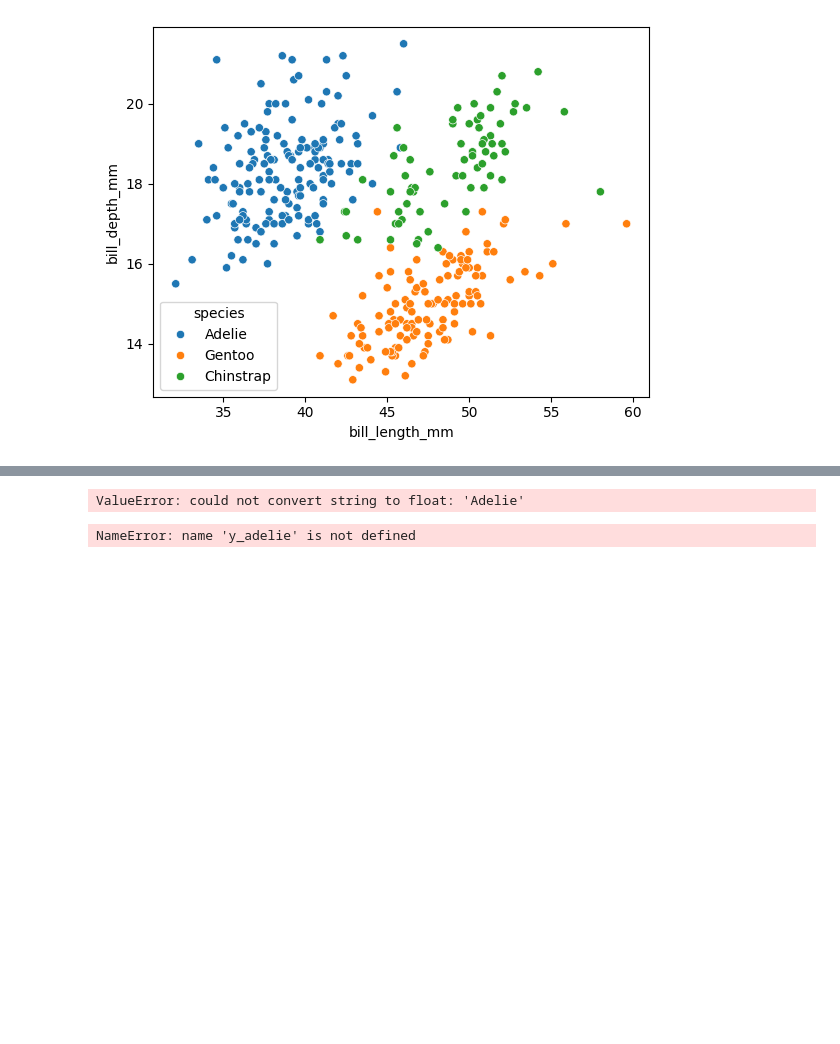
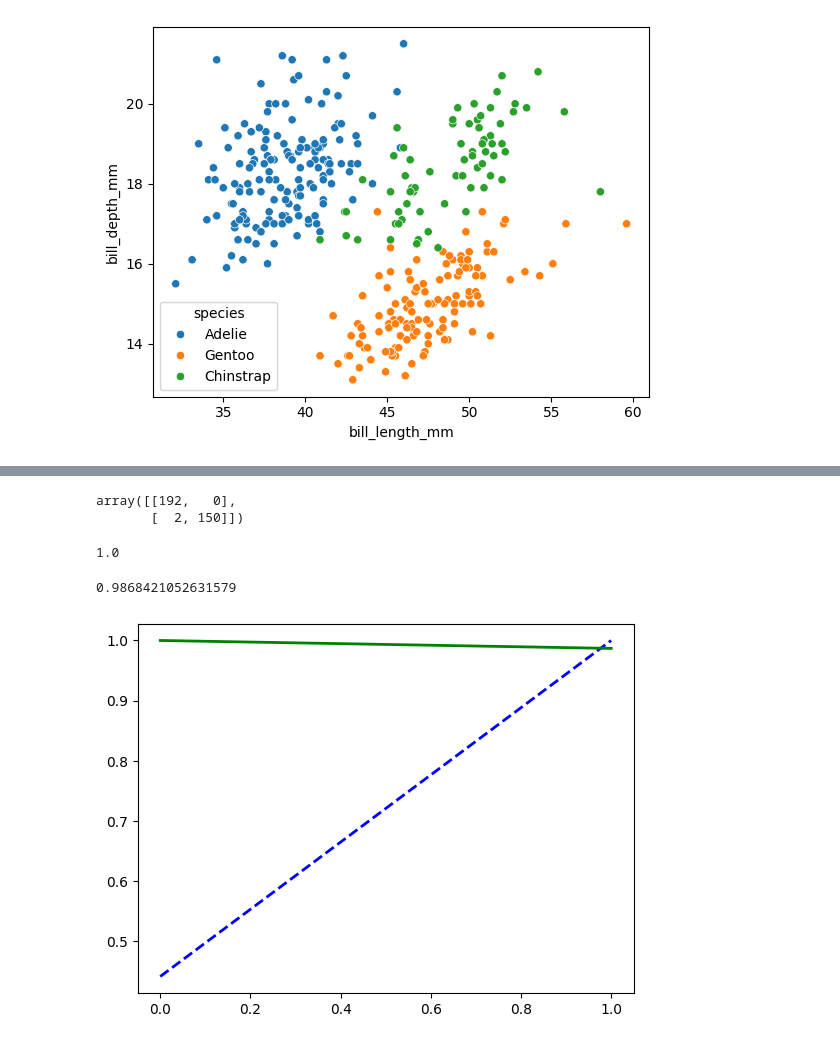
Before and after one commit to jluover9000/Spring2024_SENG474_ML_Course, a Jupyter notebook: Assignment1/2_penguins_post.ipynb, the cells around one changed output, grey strips where cells are left out. Cells and saved outputs as stored; diff of their text form; code cells hidden in the pictures; blank space fills up the shorter version.

```diff
--- a/Assignment1/2_penguins_post.ipynb
+++ b/Assignment1/2_penguins_post.ipynb
@@ -100,5 +107,5 @@ ModuleNotFoundError: No module named 'sklearn'
 # %%
 # separate the features from the target
 # call the features X and the target y
-X = df_penguins_prepared.drop("remainder_species", axis=1)
-y = df_penguins_prepared['remainder_species']
+X = df_penguins_prepared.drop("remainder__species", axis=1)
+y = df_penguins_prepared["remainder__species"]
@@ -134,23 +140,36 @@ NameError: name 'accuracy' is not defined
 # predict the target using cross_val_predict with cv=10
 # call the result y_train_pred
 y_train_pred = cross_val_predict(sgd_clf, X, y_adelie, cv=10)
-# %% [output]
-ValueError: could not convert string to float: 'Adelie'
 # %%
 # compute the confusion matrix
 conf_matrix = confusion_matrix(y_adelie, y_train_pred)
+conf_matrix
+# %% [output]
+array([[192,   0],
+       [  2, 150]])
 # %%
 # compute the precision score using precision_score()
 precision = precision_score(y_adelie, y_train_pred)
+precision
+# %% [output]
+1.0
 # %%
 # compute the recall score using recall_score()
 recall = recall_score(y_adelie, y_train_pred)
+recall
+# %% [output]
+0.9868421052631579
 # %%
 # draw the precision-recall curve
 # call the result precisions, recalls, thresholds
 precisions, recalls, thresholds = precision_recall_curve(y_adelie, y_train_pred)
+thresholds.shape
+
+plt.plot(thresholds, precisions[:-1], "b--", label="Precision", linewidth=2)
+plt.plot(thresholds, recalls[:-1], "g-", label="Recall", linewidth=2)
+plt.show()
 # %% [output]
-NameError: name 'y_adelie' is not defined
+[figure, added]
 # %%
 # call the result fpr, tpr, thresholds
 fpr, tpr, thresholds = roc_curve(y_adelie, y_train_pred)
```
Also changed, not shown: parts of 12 cells of this notebook.
